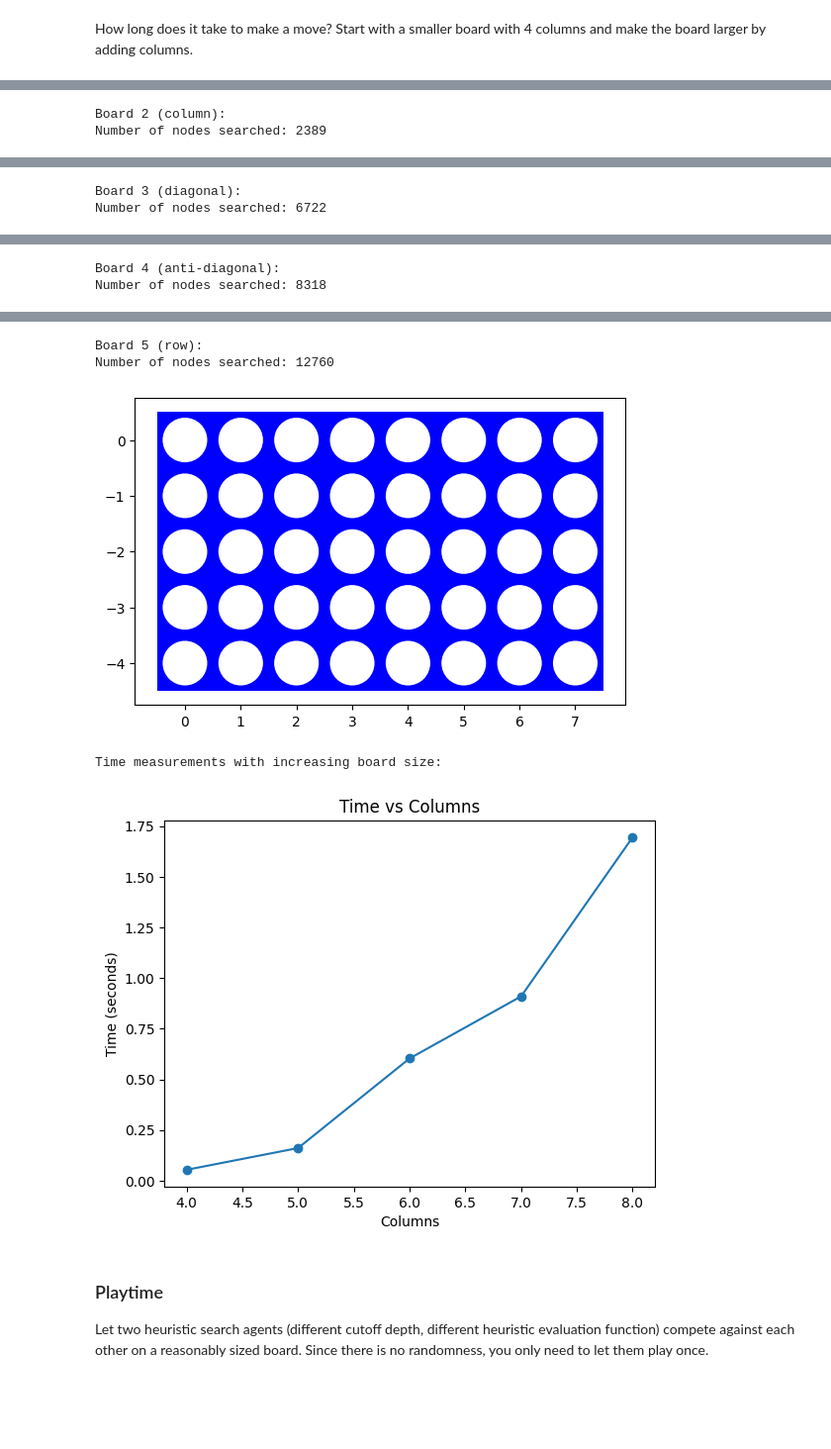
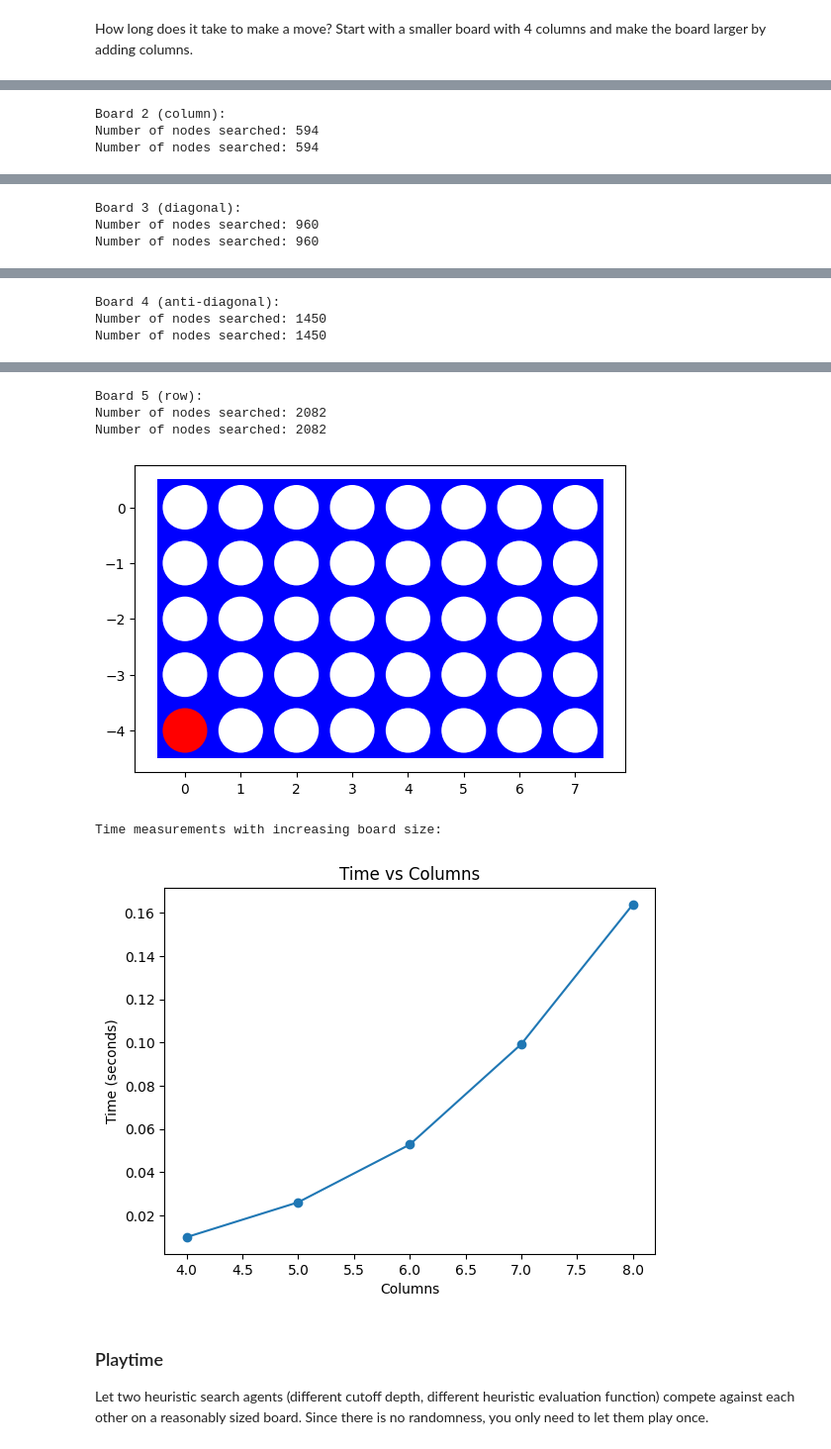
Before and after one commit to JCrossover-14/CSE352, a Jupyter notebook: HW2/assignment_mean_connect4.ipynb, the cells around one changed output, grey strips where cells are left out. Shown at 99% size. Cells and saved outputs as stored; diff of their text form; code cells hidden in the pictures; blank space fills up the shorter version.

Commit message:
task 4 code + depth limiting

```diff
--- a/HW2/assignment_mean_connect4.ipynb
+++ b/HW2/assignment_mean_connect4.ipynb
@@ -129,6 +129,7 @@ mean_allowed = True
 def action(board, move, player):
     global mean_allowed
     new_board = [row.copy() for row in board]
+
     if move[0] == 'drop':
         mean_allowed = True
         column = move[1]
@@ -143,10 +144,10 @@ def action(board, move, player):
         while new_board[row][column] != 0 and row > 0:
             new_board[row][column] = new_board[row - 1][column]
             row -= 1
-        new_board[row + 1][column] = player * -1
+        new_board[row + 1][column] = -player
     return new_board
 
-def utility(board):
+def utility(board, depth_limit):
 
     if winner := check_board(board):
         rows = len(board)
@@ -161,6 +162,10 @@ def utility(board):
         elif winner == -1:
             return -100 + player_count # player -1 wins
 
+    if depth_limit == 0:
+        rows = len(board)
+        cols = len(board[0])
+        return count_pieces(board, 1, rows, cols) - count_pieces(board, -1, rows, cols)
 
     return None
 
@@ -300,19 +305,19 @@ import math
 DEBUG = 1  # 1 ... count nodes, 2 ... debug each node
 COUNT = 0
 
-def alpha_beta_search(board, player=1, move_ordering=None):
+def alpha_beta_search(board, player=1, move_ordering=None, depth_limit=None):
     # sourcery skip: move-assign
     """Start the search."""
     global DEBUG, COUNT
     COUNT = 0
 
-    value, move = max_value_ab(board, player, -math.inf, +math.inf, move_ordering)
+    value, move = max_value_ab(board, player, -math.inf, +math.inf, move_ordering, depth_limit)
     if DEBUG >= 1:
         print(f"Number of nodes searched: {COUNT}")
 
     return value, move
 
-def max_value_ab(state, player, alpha, beta, move_ordering):
+def max_value_ab(state, player, alpha, beta, move_ordering, depth_limit):
     """Player's best move."""
     global DEBUG, COUNT
     COUNT += 1
@@ -321,8 +326,8 @@ def max_value_ab(state, player, alpha, beta, move_ordering):
     if DEBUG >= 2:
         print(f"max: {state} [alpha,beta]=[{alpha},{beta}]")
 
-    v = utility(state)
-    if v is not None:
+    v = utility(state, depth_limit)
+    if v is not None or (depth_limit and depth_limit == 0):
         if DEBUG >= 2:
             print("     Found terminal state. Backtracking.")
         return v, None
@@ -331,8 +336,10 @@ def max_value_ab(state, player, alpha, beta, move_ordering):
 
     # Check all possible actions in the state, update alpha, and return the move with the largest value
     actions = move_ordering(available_actions(state, player), board) if move_ordering else available_actions(state, player)
+    new_depth_limit = depth_limit - 1 if depth_limit else None
     for a in actions:
-        v2, a2 = min_value_ab(action(state, a, player), player, alpha, beta, move_ordering)
+
+        v2, a2 = min_value_ab(action(state, a, player), player, alpha, beta, move_ordering, new_depth_limit)
         if DEBUG >= 2:
             print(f"max: {state} (backtracked) [alpha,beta]=[{alpha},{beta}] v={v2}")
         if v2 > v:
@@ -345,7 +352,7 @@ def max_value_ab(state, player, alpha, beta, move_ordering):
 
     return v, move
 
-def min_value_ab(state, player, alpha, beta, move_ordering):
+def min_value_ab(state, player, alpha, beta, move_ordering, depth_limit):
     """Opponent's best response."""
     global DEBUG, COUNT
     COUNT += 1
@@ -354,8 +361,8 @@ def min_value_ab(state, player, alpha, beta, move_ordering):
     if DEBUG >= 2:
         print(f"min: {state} [alpha,beta]=[{alpha},{beta}]")
 
-    v = utility(state)
-    if v is not None:
+    v = utility(state, depth_limit)
+    if v is not None or (depth_limit and depth_limit == 0):
         if DEBUG >= 2:
             print("     Found terminal state. Backtracking.")
         return v, None
@@ -364,8 +371,9 @@ def min_value_ab(state, player, alpha, beta, move_ordering):
 
     # Check all possible actions in the state, update beta, and return the move with the smallest value
     actions = move_ordering(available_actions(state, -player), board) if move_ordering else available_actions(state, -player)
+    new_depth_limit = depth_limit - 1 if depth_limit else None
     for a in actions:
-        v2, a2 = max_value_ab(action(state, a, switch_player(player)), player, alpha, beta, move_ordering)
+        v2, a2 = max_value_ab(action(state, a, switch_player(player)), player, alpha, beta, move_ordering, new_depth_limit)
         if DEBUG >= 2:
             print(f"min: {state} (backtracked) [alpha,beta]=[{alpha},{beta}] v={v2}")
         if v2 < v:
@@ -1008,10 +1028,12 @@ import matplotlib.pyplot as plt
 
 
 def measure_time(board):
+
+    _, move = alpha_beta_search_with_depth_limit(board, 1, None, 6)
     time_taken = timeit.timeit(lambda: alpha_beta_search_with_depth_limit(board, 1, None, 6), number=1)
+    new_board = action(board, move, 1)
 
-
-    visualize(board)
+    visualize(new_board)
 
     return time_taken
 
@@ -1106,2 +1129,3 @@ Number of nodes searched: 1190
 Board 2 (column):
-Number of nodes searched: 2389
+Number of nodes searched: 594
+Number of nodes searched: 594
@@ -1109,2 +1133,3 @@ Number of nodes searched: 2389
 Board 3 (diagonal):
-Number of nodes searched: 6722
+Number of nodes searched: 960
+Number of nodes searched: 960
@@ -1112,2 +1137,3 @@ Number of nodes searched: 6722
 Board 4 (anti-diagonal):
-Number of nodes searched: 8318
+Number of nodes searched: 1450
+Number of nodes searched: 1450
@@ -1115,8 +1141,9 @@ Number of nodes searched: 8318
 Board 5 (row):
-Number of nodes searched: 12760
+Number of nodes searched: 2082
+Number of nodes searched: 2082
-[figure, old version]
+[figure, new version]
 Time measurements with increasing board size:
-[figure, old version]
+[figure, new version]
 # %% [markdown]
 ### Playtime
 
```
Also changed, not shown: parts of 6 cells of this notebook.
